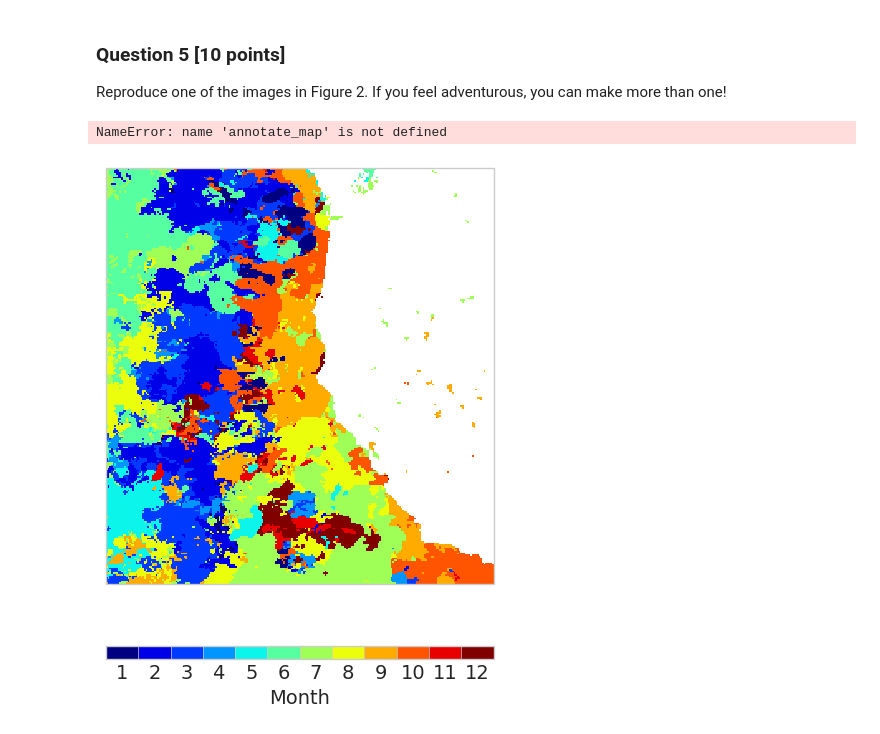
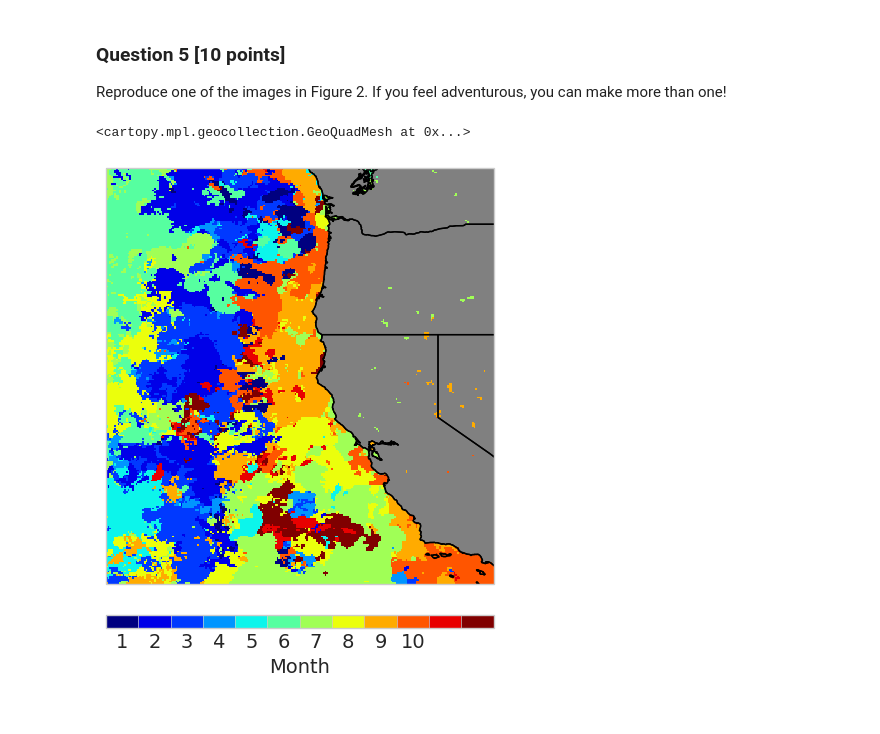
Before and after one commit to UCB-stat-159-s23/hw03-Group16, a Jupyter notebook: climate-Q05.ipynb, the cells around one changed output. Cells and saved outputs as stored; diff of their text form; code cells hidden in the pictures.

Commit message:
Almost done with figure 2b and made progress with figures 2a and 2c

```diff
--- a/climate-Q05.ipynb
+++ b/climate-Q05.ipynb
@@ -64,34 +64,33 @@ filtered_data = ds.analysed_sst.sel(time = slice('2002', '2012'))
 # %%
 five_day = filtered_data.rolling(time=5, center=True).mean()
 # %%
-climatology = five_day.groupby('time.dayofyear').mean(skipna=True)
+climatology = five_day.groupby('time.dayofyear').mean()
 # %%
 full_data = ds.analysed_sst.sel(time = slice('2002', '2016'))
 sst_anomalies = full_data.groupby('time.dayofyear') - climatology
 # %%
 peak_month = sst_anomalies.idxmax(dim='time', skipna=True).dt.month
 # %%
-def fig2b(ax):
-    # colorbar customization
-    cbar_kwargs = {
-        'location': 'bottom',
-        'orientation': 'horizontal',
-        'pad': 0.1,
-        'aspect': 30,
-        'label': 'Month',
-        'ticks': np.arange(13),
-        'drawedges': True,
-        'boundaries': np.arange(0.5,13.5)
+fig = plt.figure(figsize=(5, 8))
+ax = plt.subplot(projection=crs)
+ax.coastlines("10m", color="k")
+ax.add_feature(cfeature.LAND, color="grey")
+ax.add_feature(cfeature.STATES.with_scale("10m"))
+cbar_kwargs = {
+    'location': 'bottom',
+    'orientation': 'horizontal',
+    'pad': 0.05,
+    'aspect': 30,
+    'label': 'Month',
+    'ticks': np.arange(11),
+    'drawedges': True,
+    'boundaries': np.arange(0.5,13.5)
     }
 
-    peak_month.plot(ax=ax, transform=crs, cmap='jet',
-                    cbar_kwargs=cbar_kwargs)
-    annotate_map(ax, letter='b')
+peak_month.plot(ax=ax, transform=crs, cmap='jet', cbar_kwargs=cbar_kwargs)
+#annotate_map(ax, letter='b')
 
-fig = plt.figure(figsize=(5, 8))
-ax = plt.subplot(projection=crs)
-fig2b(ax)
 #fig.savefig("outputs/Q05b.png", bbox_inches="tight")
 # %% [output]
-NameError: name 'annotate_map' is not defined
+<cartopy.mpl.geocollection.GeoQuadMesh at 0x...>
-[figure, old version]
+[figure, new version]
```
Also changed, not shown: parts of 6 cells of this notebook.
